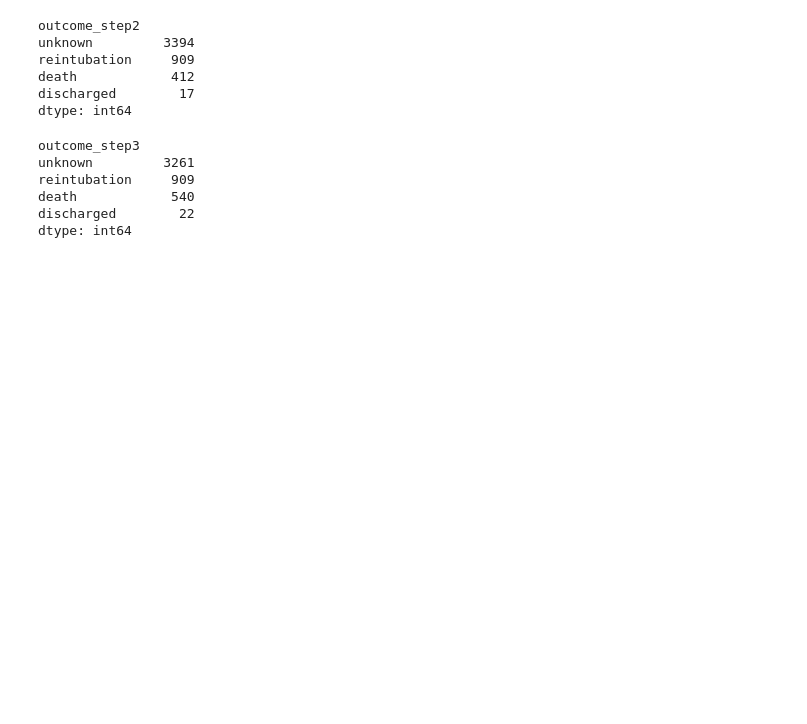
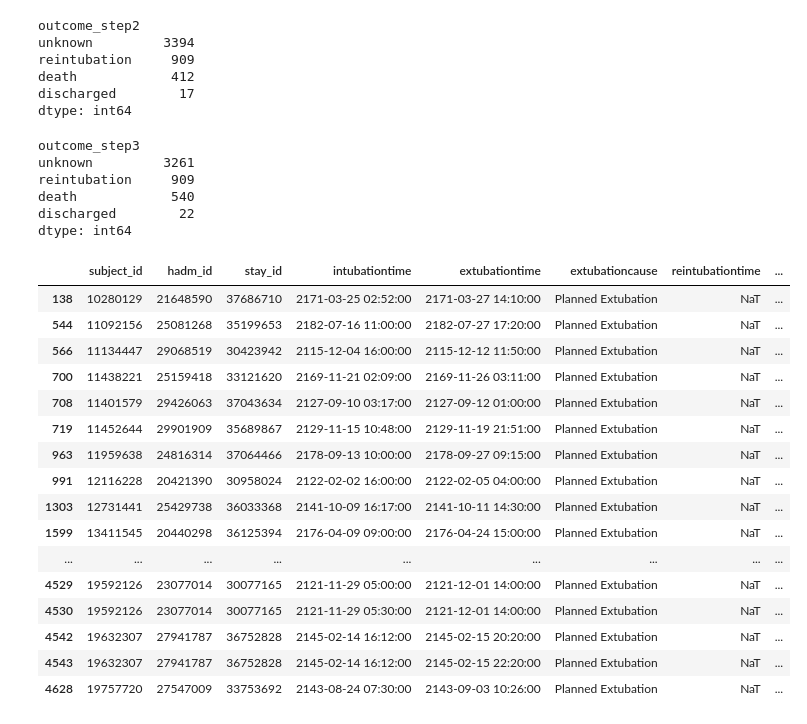
Before and after one commit to sujungleeml/P1_extubationfailure, a Jupyter notebook: 이수정/python_codes/dataext1_subject1.ipynb, the cells around one changed output. Drawn from its saved outputs; the diff is of its cells as text; code cells hidden in the pictures; blank space fills up the shorter version.

Commit message:
outcomestep3

```diff
--- a/이수정/python_codes/dataext1_subject1.ipynb
+++ b/이수정/python_codes/dataext1_subject1.ipynb
@@ -1148,0 +1150,42 @@ dtype: int64
+# %%
+#reintubation => reintubation
+#extubation 후 24시간 이내 사망한 대상자는 포함하지 않음. death => death
+#Death는 두 경우로 나누어 볼 수 있음 ------ 48시간 이내 사망은 failure로 하고(그럼48시간 이내 재삽관 또는 사망은 failure), on date 사망은 (사망했기 때문에 관을 제거한것이므로 선후 관계가 잘못됨.아예제거해야 할 데이터)
+#death가 아닌 discharge는 non-failure로 분류. discharge => non-failure
+#unknown은 non-faiure 로 분류. unknown => non-failure (extubation 후 이후 이벤트 없음)
+
+def classify_outcome_step2(row):
+    if row['outcome_step1'] == 'reintubation' and (row['reintubation_duration']) <= 48:
+        return 'reintubation (extubation failure)'
+    elif row['outcome_step1'] == 'reintubation' and (row['reintubation_duration']) > 48:
+        return 'reintubation (extubation non-failure)'
+    elif row['outcome_step1'] == 'death' and (row['deathtime'] - row['extubationtime']) <= timedelta(hours=0):
+        return 'ext after death'
+    elif row['outcome_step1'] == 'death' and (row['deathtime'] - row['extubationtime']) <= timedelta(hours=48):
+        return 'within 48hour death'
+    elif row['outcome_step1'] == 'discharged' and row['dischtime'].date() == row['extubationtime'].date():
+        return 'discharged'
+    else:
+        return 'unknown'
+# %%
+ventilator_duration1_3['outcome_step3'] = ventilator_duration1_3.apply(lambda row: classify_outcome_step2(row), axis=1)
+# %%
+ventilator_duration1_3 >> filter_by(X.outcome_step3 == 'ext after death')
+# %% [output]
+|  | subject_id | hadm_id | stay_id | intubationtime | extubationtime | extubationcause | reintubationtime | ... |
+| 138 | 10280129 | 21648590 | 37686710 | 2171-03-25 02:52:00 | 2171-03-27 14:10:00 | Planned Extubation | NaT | ... |
+| 544 | 11092156 | 25081268 | 35199653 | 2182-07-16 11:00:00 | 2182-07-27 17:20:00 | Planned Extubation | NaT | ... |
+| 566 | 11134447 | 29068519 | 30423942 | 2115-12-04 16:00:00 | 2115-12-12 11:50:00 | Planned Extubation | NaT | ... |
+| 700 | 11438221 | 25159418 | 33121620 | 2169-11-21 02:09:00 | 2169-11-26 03:11:00 | Planned Extubation | NaT | ... |
+| 708 | 11401579 | 29426063 | 37043634 | 2127-09-10 03:17:00 | 2127-09-12 01:00:00 | Planned Extubation | NaT | ... |
+| 719 | 11452644 | 29901909 | 35689867 | 2129-11-15 10:48:00 | 2129-11-19 21:51:00 | Planned Extubation | NaT | ... |
+| 963 | 11959638 | 24816314 | 37064466 | 2178-09-13 10:00:00 | 2178-09-27 09:15:00 | Planned Extubation | NaT | ... |
+| 991 | 12116228 | 20421390 | 30958024 | 2122-02-02 16:00:00 | 2122-02-05 04:00:00 | Planned Extubation | NaT | ... |
+| 1303 | 12731441 | 25429738 | 36033368 | 2141-10-09 16:17:00 | 2141-10-11 14:30:00 | Planned Extubation | NaT | ... |
+| 1599 | 13411545 | 20440298 | 36125394 | 2176-04-09 09:00:00 | 2176-04-24 15:00:00 | Planned Extubation | NaT | ... |
+| ... | ... | ... | ... | ... | ... | ... | ... | ... |
+| 4529 | 19592126 | 23077014 | 30077165 | 2121-11-29 05:00:00 | 2121-12-01 14:00:00 | Planned Extubation | NaT | ... |
+| 4530 | 19592126 | 23077014 | 30077165 | 2121-11-29 05:30:00 | 2121-12-01 14:00:00 | Planned Extubation | NaT | ... |
+| 4542 | 19632307 | 27941787 | 36752828 | 2145-02-14 16:12:00 | 2145-02-15 20:20:00 | Planned Extubation | NaT | ... |
+| 4543 | 19632307 | 27941787 | 36752828 | 2145-02-14 16:12:00 | 2145-02-15 22:20:00 | Planned Extubation | NaT | ... |
+| 4628 | 19757720 | 27547009 | 33753692 | 2143-08-24 07:30:00 | 2143-09-03 10:26:00 | Planned Extubation | NaT | ... |
```
Also changed, not shown: parts of 3 cells of this notebook.
